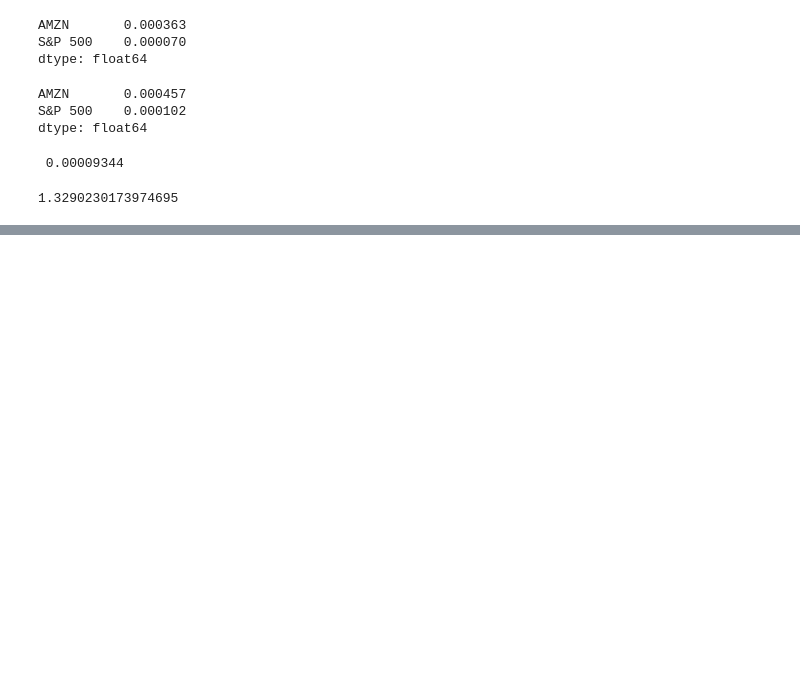
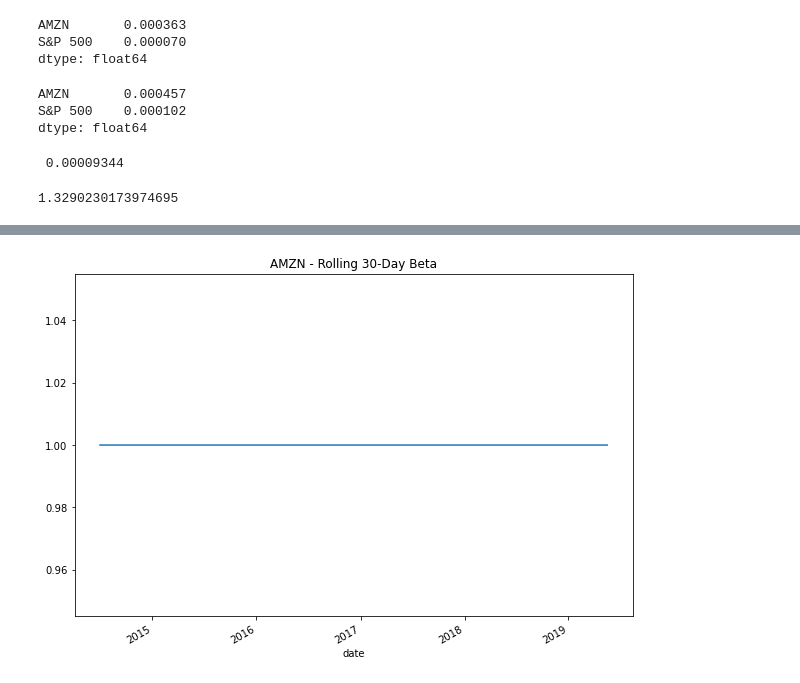
Before and after one commit to petepetersen423/Fintech-Workspace, a Jupyter notebook: M4/Untitled.ipynb, the cells around one changed output, grey strips where cells are left out. Saved outputs shown, nothing was run; the diff lists cells and outputs as text; code cells hidden in the pictures; blank space fills up the shorter version.

```diff
--- a/M4/Untitled.ipynb
+++ b/M4/Untitled.ipynb
@@ -289,0 +336,12 @@ amzn_beta
+# %%
+# Calculate the rolling beta by dividing AMZN’s 30-day rolling covariance
+# by the 30-day rolling variance of the market
+amzn_rolling_30_beta = amzn_rolling_30_covariance / market_rolling_30_variance
+
+# Create the plot for AMZN’s 30-day rolling beta
+amzn_rolling_30_beta.plot(
+    figsize=(10, 7),
+    title='AMZN - Rolling 30-Day Beta'
+);
+# %% [output]
+[figure, added]
```
Also changed, not shown: parts of 9 cells of this notebook, 13 other files.
